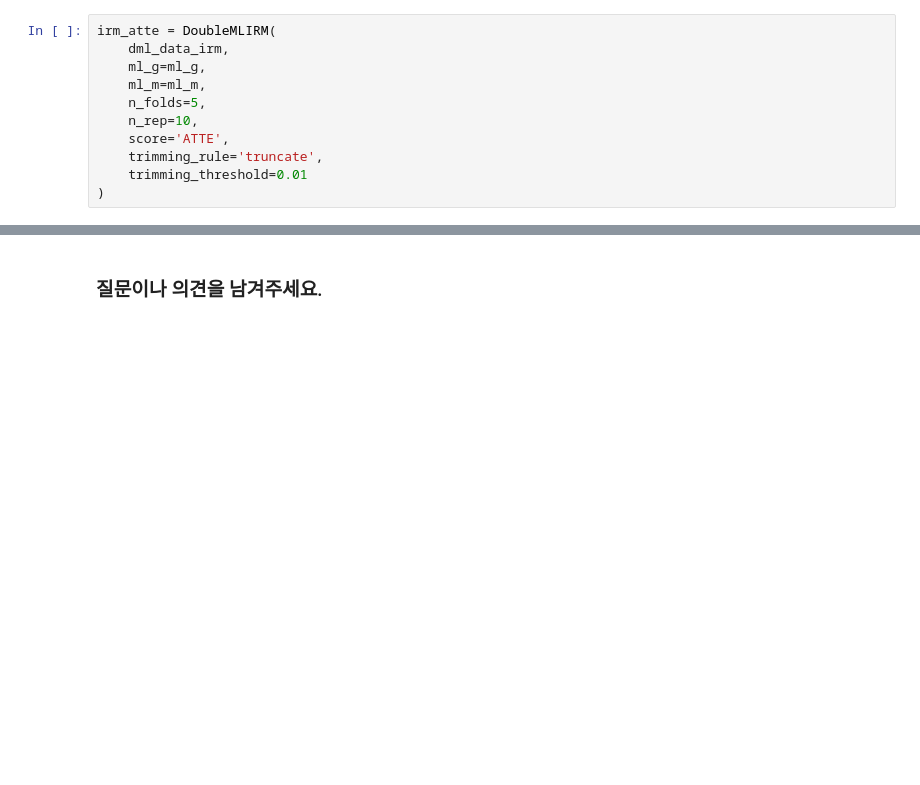
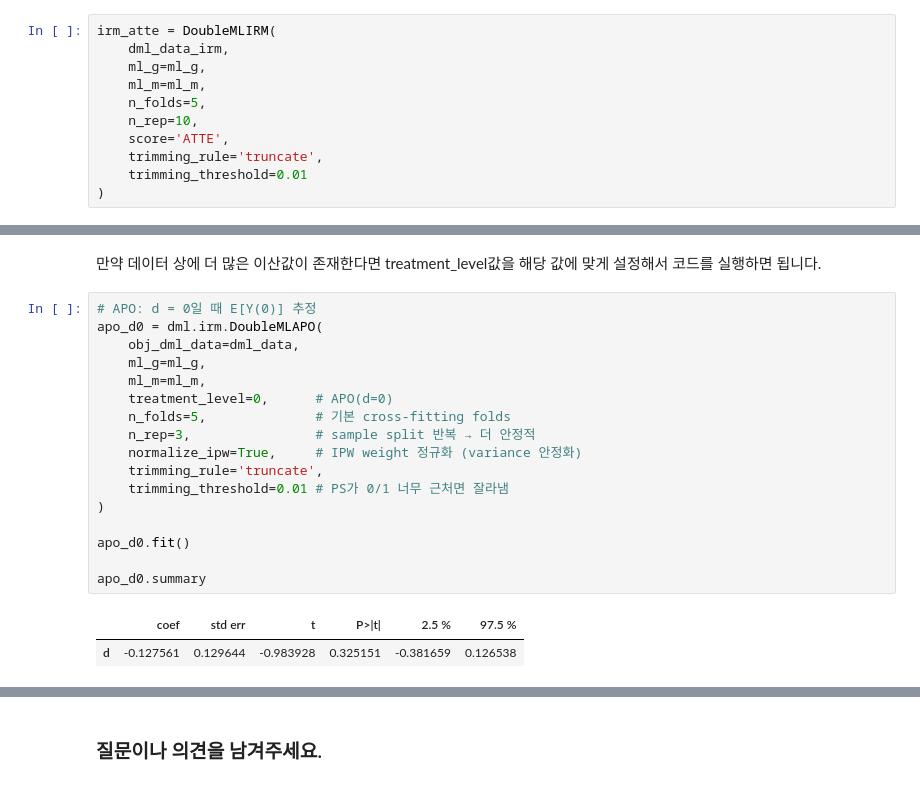
Before and after one commit to Funbucket/awesome-causal-inference-python, a Jupyter notebook: book/ate/propensity_score_and_dml.ipynb, the cells around one changed output, grey strips where cells are left out. Saved outputs shown, nothing was run; the diff lists cells and outputs as text; blank space fills up the shorter version.

```diff
--- a/book/ate/propensity_score_and_dml.ipynb
+++ b/book/ate/propensity_score_and_dml.ipynb
@@ -797,0 +907,22 @@ irm_atte.summary
+# %% [markdown]
+만약 데이터 상에 더 많은 이산값이 존재한다면 treatment_level값을 해당 값에 맞게 설정해서 코드를 실행하면 됩니다.
+# %%
+# APO: d = 0일 때 E[Y(0)] 추정
+apo_d0 = dml.irm.DoubleMLAPO(
+    obj_dml_data=dml_data,
+    ml_g=ml_g,
+    ml_m=ml_m,
+    treatment_level=0,      # APO(d=0)
+    n_folds=5,              # 기본 cross-fitting folds
+    n_rep=3,                # sample split 반복 → 더 안정적
+    normalize_ipw=True,     # IPW weight 정규화 (variance 안정화)
+    trimming_rule='truncate',
+    trimming_threshold=0.01 # PS가 0/1 너무 근처면 잘라냄
+)
+
+apo_d0.fit()
+
+apo_d0.summary
+# %% [output]
+|  | coef | std err | t | P>|t| | 2.5 % | 97.5 % |
+| d | -0.127561 | 0.129644 | -0.983928 | 0.325151 | -0.381659 | 0.126538 |
```
Also changed, not shown: parts of 30 cells of this notebook.
